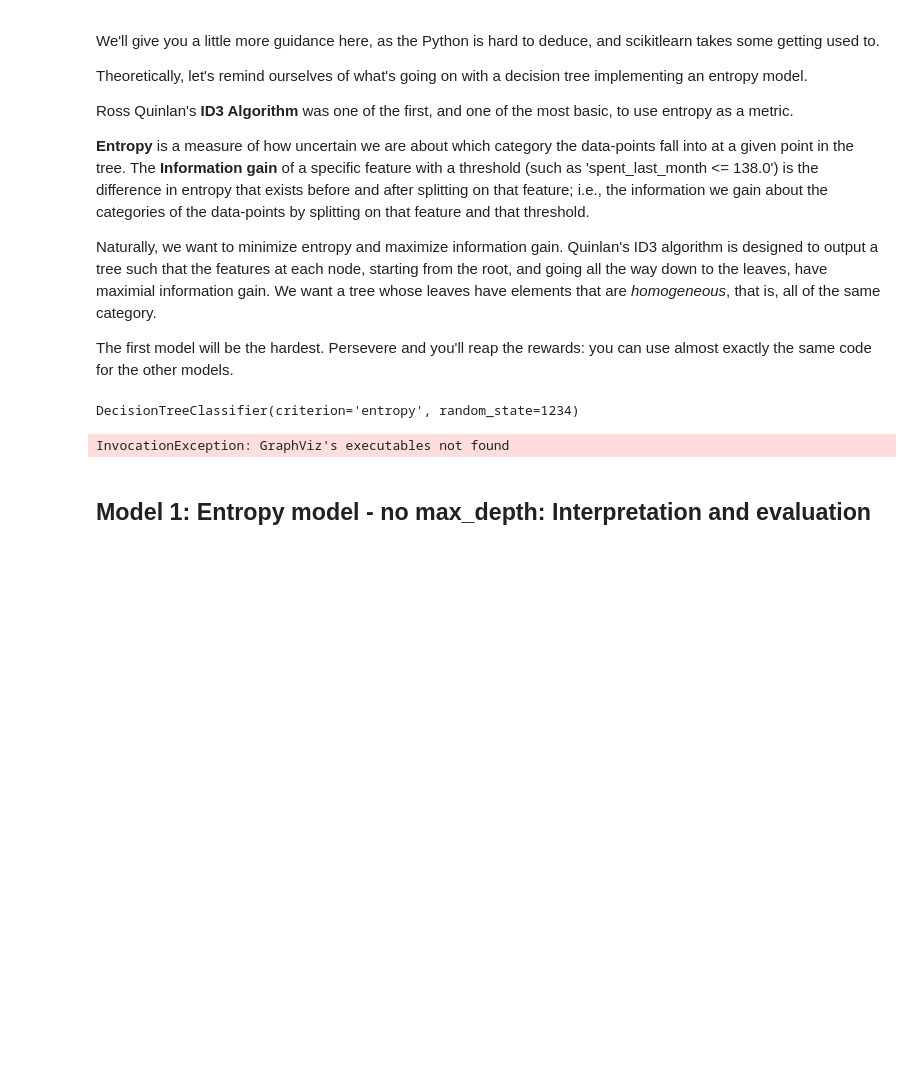
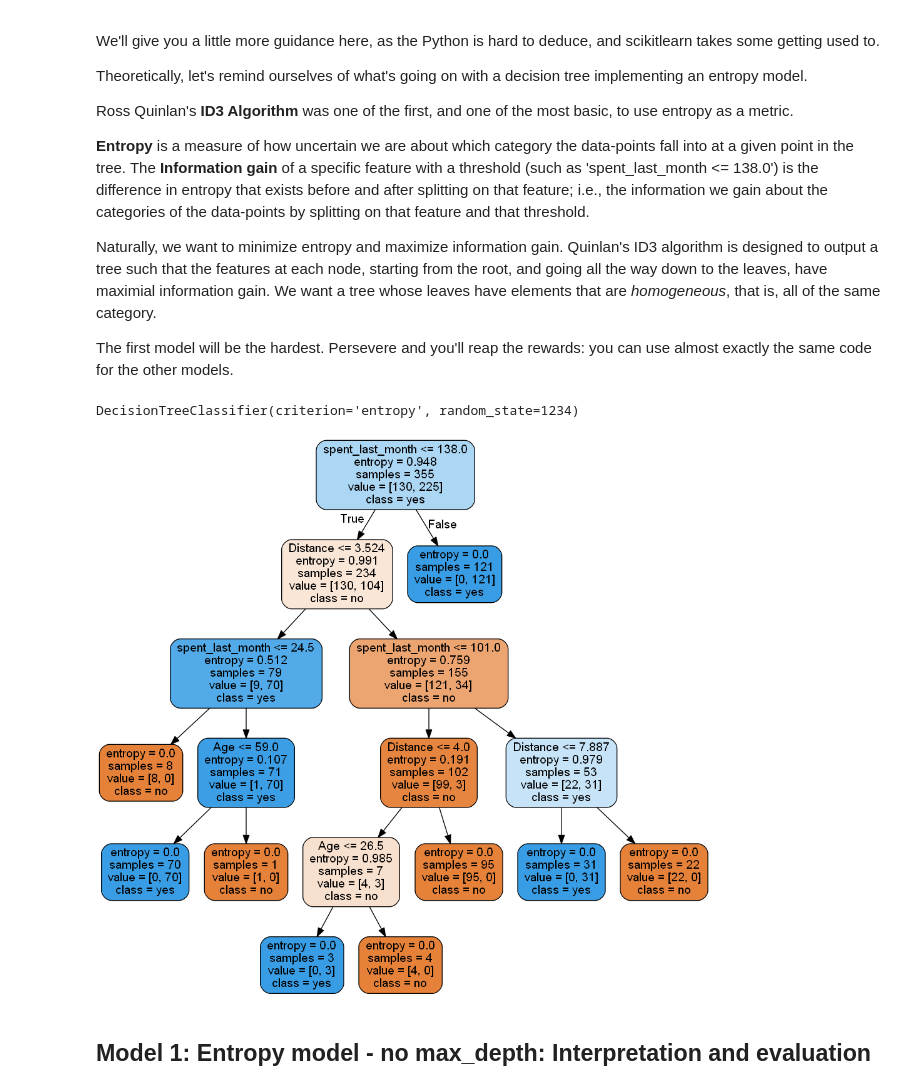
Before and after one commit to yepterence/Springboard-case-studies, a Jupyter notebook: Springboard Decision Tree Specialty Coffee Case Study - Tier 3.ipynb, the cells around one changed output. Saved outputs shown, nothing was run; the diff lists cells and outputs as text; code cells hidden in the pictures; blank space fills up the shorter version.

```diff
--- a/Springboard Decision Tree Specialty Coffee Case Study - Tier 3.ipynb
+++ b/Springboard Decision Tree Specialty Coffee Case Study - Tier 3.ipynb
@@ -398,20 +400,20 @@ DecisionTreeClassifier(criterion='entropy', random_state=1234)
 # %%
 # Now we want to visualize the tree
 dot_data = StringIO()
 
 # We can do so with export_graphviz
 tree.export_graphviz(entr_model,
                      out_file=dot_data,
                      filled=True,
                      rounded=True,
                      feature_names=X_train.columns,
-                     class_names=['yes','no'])
+                     class_names=entr_model.classes_)
 
 # Alternatively for class_names use entr_model.classes_
 graph = pydotplus.graph_from_dot_data(dot_data.getvalue())
 Image(graph.create_png())
 # %% [output]
-InvocationException: GraphViz's executables not found
+[figure, added]
 # %% [markdown]
 ## Model 1: Entropy model - no max_depth: Interpretation and evaluation
 # %%
```
Also changed, not shown: parts of 20 cells of this notebook.
